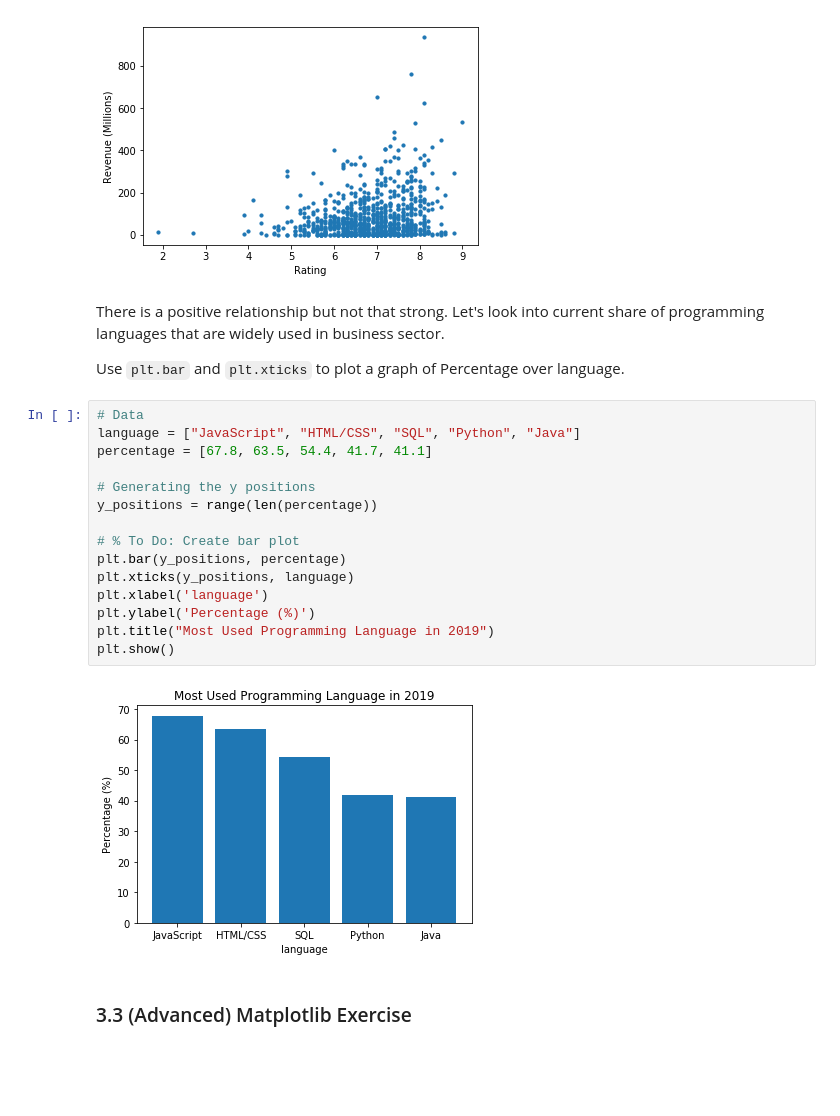
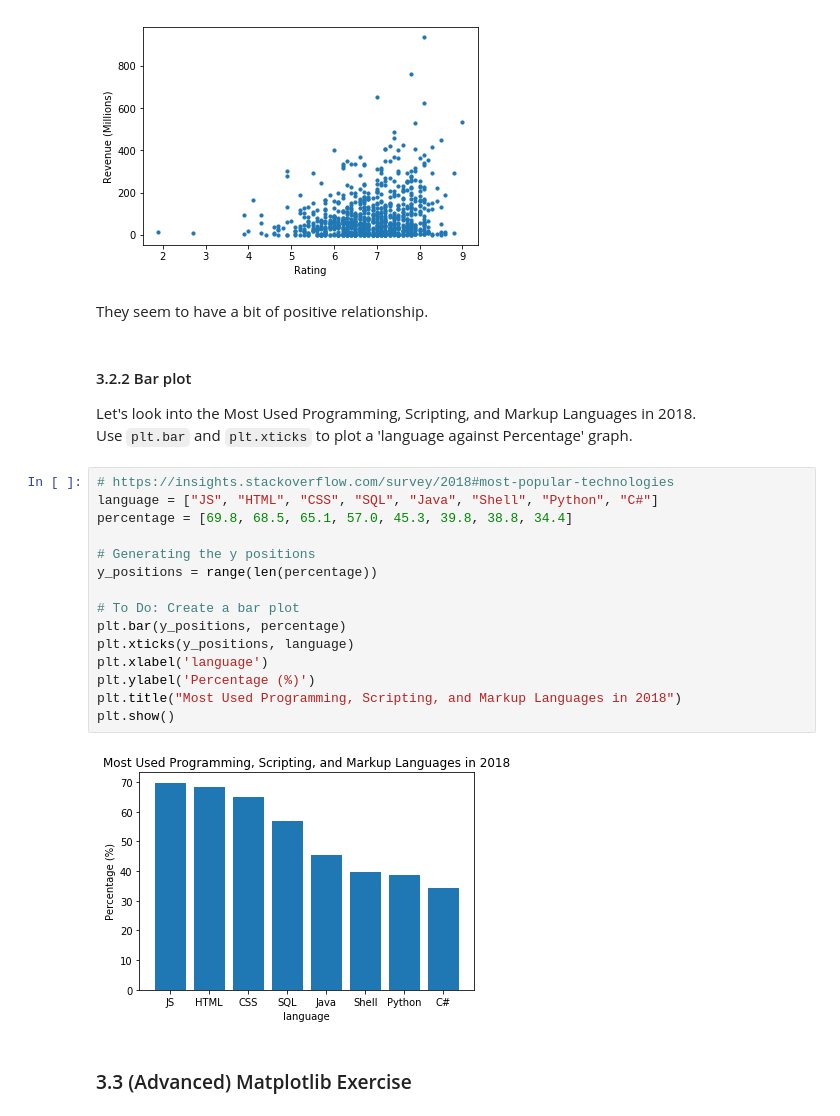
Before and after one commit to UCLAIS/Machine-Learning-Tutorials, a Jupyter notebook: notebooks/Session01-Matplotlib-Solution.ipynb, the cells around one changed output. Saved outputs shown, nothing was run; the diff lists cells and outputs as text; blank space fills up the shorter version.

```diff
--- a/notebooks/Session01-Matplotlib-Solution.ipynb
+++ b/notebooks/Session01-Matplotlib-Solution.ipynb
@@ -94,27 +120,29 @@ movie.plot.scatter(x = 'Rating', y = 'Revenue (Millions)', s = 10, alpha = 1)
 # %% [output]
 <matplotlib.axes._subplots.AxesSubplot at 0x...>
 [figure]
-# %% [markdown]
-There is a positive relationship but not that strong. Let's look into current share of programming languages that are widely used in business sector.
-
-Use `plt.bar` and `plt.xticks` to plot a graph of Percentage over language.
+# %% [markdown]
+They seem to have a bit of positive relationship.
+# %% [markdown]
+#### 3.2.2 Bar plot
+Let's look into the Most Used Programming, Scripting, and Markup Languages in 2018.
+Use `plt.bar` and `plt.xticks` to plot a 'language against Percentage' graph.
 # %%
-# Data
-language = ["JavaScript", "HTML/CSS", "SQL", "Python", "Java"]
-percentage = [67.8, 63.5, 54.4, 41.7, 41.1]
+# https://insights.stackoverflow.com/survey/2018#most-popular-technologies
+language = ["JS", "HTML", "CSS", "SQL", "Java", "Shell", "Python", "C#"]
+percentage = [69.8, 68.5, 65.1, 57.0, 45.3, 39.8, 38.8, 34.4]
 
 # Generating the y positions
 y_positions = range(len(percentage))
 
-# % To Do: Create bar plot
+# To Do: Create a bar plot
 plt.bar(y_positions, percentage)
 plt.xticks(y_positions, language)
 plt.xlabel('language')
 plt.ylabel('Percentage (%)')
-plt.title("Most Used Programming Language in 2019")
+plt.title("Most Used Programming, Scripting, and Markup Languages in 2018")
 plt.show()
 # %% [output]
-[figure, old version]
+[figure, new version]
 # %% [markdown]
 ### 3.3 (Advanced) Matplotlib Exercise
 # %%
```
Also changed, not shown: parts of 11 cells of this notebook, 3 other files.
